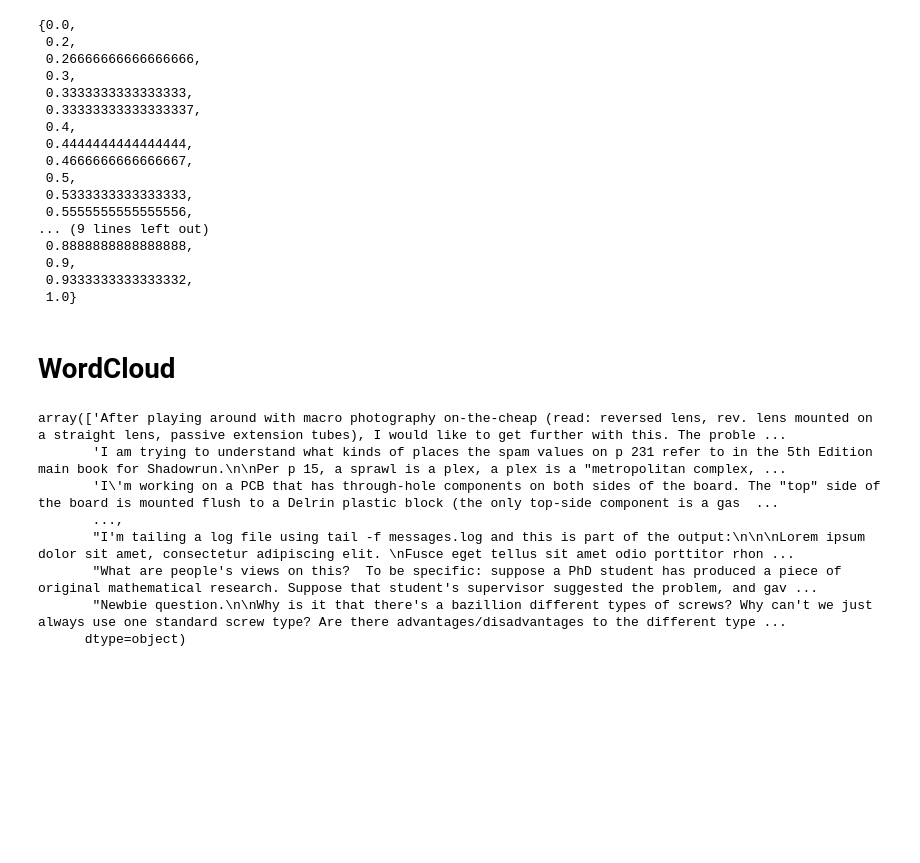
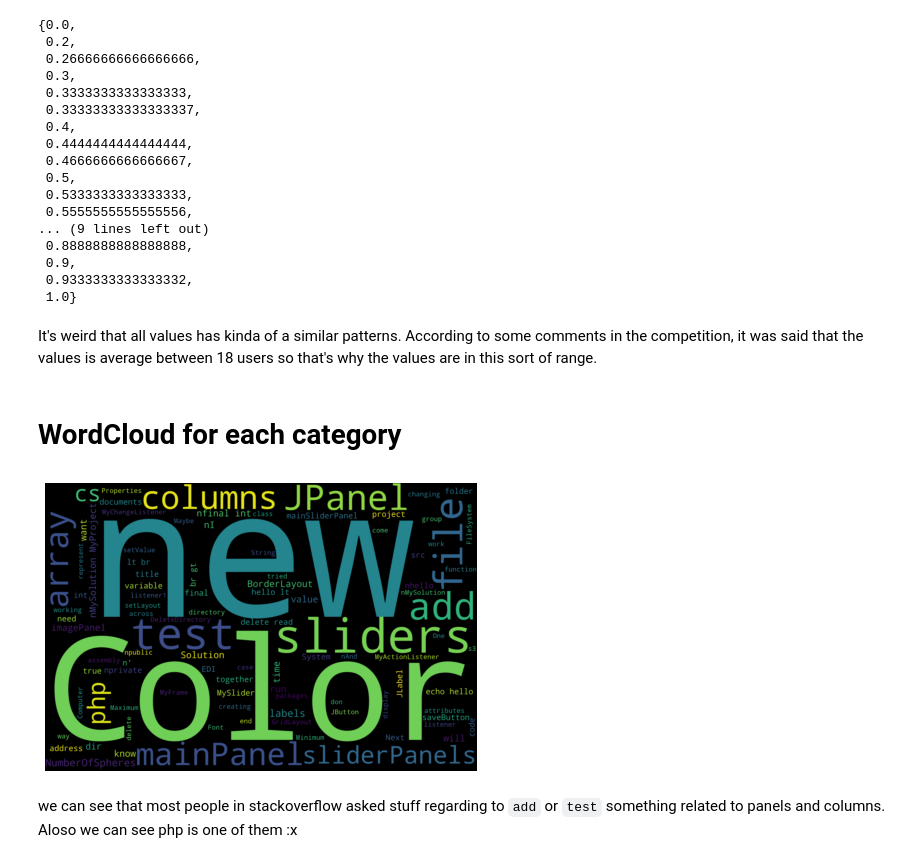
Before and after one commit to StephKua/Kaggle-Google-QUEST-QA-Labeling, a Jupyter notebook: Kaggle_Google_Quest_QA_EDA.ipynb, the cells around one changed output. Cells and saved outputs as stored; diff of their text form; code cells hidden in the pictures; blank space fills up the shorter version.

```diff
--- a/Kaggle_Google_Quest_QA_EDA.ipynb
+++ b/Kaggle_Google_Quest_QA_EDA.ipynb
@@ -213,18 +250,25 @@ set(flatten(unique_target_values))
  0.9,
  0.9333333333333332,
  1.0}
+# %% [markdown]
+It's weird that all values has kinda of a similar patterns. According to some comments in the competition, it was said that the values is average between 18 users so that's why the values are in this sort of range.
 # %% [markdown]
-# WordCloud
+# WordCloud for each category
 # %%
 from wordcloud import WordCloud, STOPWORDS, ImageColorGenerator
-# %%
-df_train.question_body.values
-# %% [output]
-array(['After playing around with macro photography on-the-cheap (read: reversed lens, rev. lens mounted on a straight lens, passive extension tubes), I would like to get further with this. The proble ...
-       'I am trying to understand what kinds of places the spam values on p 231 refer to in the 5th Edition main book for Shadowrun.\n\nPer p 15, a sprawl is a plex, a plex is a "metropolitan complex, ...
-       'I\'m working on a PCB that has through-hole components on both sides of the board. The "top" side of the board is mounted flush to a Delrin plastic block (the only top-side component is a gas  ...
-       ...,
-       "I'm tailing a log file using tail -f messages.log and this is part of the output:\n\n\nLorem ipsum dolor sit amet, consectetur adipiscing elit. \nFusce eget tellus sit amet odio porttitor rhon ...
-       "What are people's views on this?  To be specific: suppose a PhD student has produced a piece of original mathematical research. Suppose that student's supervisor suggested the problem, and gav ...
-       "Newbie question.\n\nWhy is it that there's a bazillion different types of screws? Why can't we just always use one standard screw type? Are there advantages/disadvantages to the different type ...
-      dtype=object)
+# %%
+wordcloud = WordCloud(
+    width = 3000,
+    height = 2000,
+    max_words=100,
+    background_color = 'black',
+    stopwords = STOPWORDS).generate(str(df_train.loc[df_train.category == 'STACKOVERFLOW'].question_body.values))
+# %%
+plt.imshow(wordcloud, interpolation = 'bilinear')
+plt.axis('off')
+plt.tight_layout(pad=0)
+plt.show()
+# %% [output]
+[figure, added]
+# %% [markdown]
+we can see that most people in stackoverflow asked stuff regarding to `add` or `test` something related to panels and columns. Aloso we can see php is one of them :x
```
Also changed, not shown: parts of 28 cells of this notebook.
